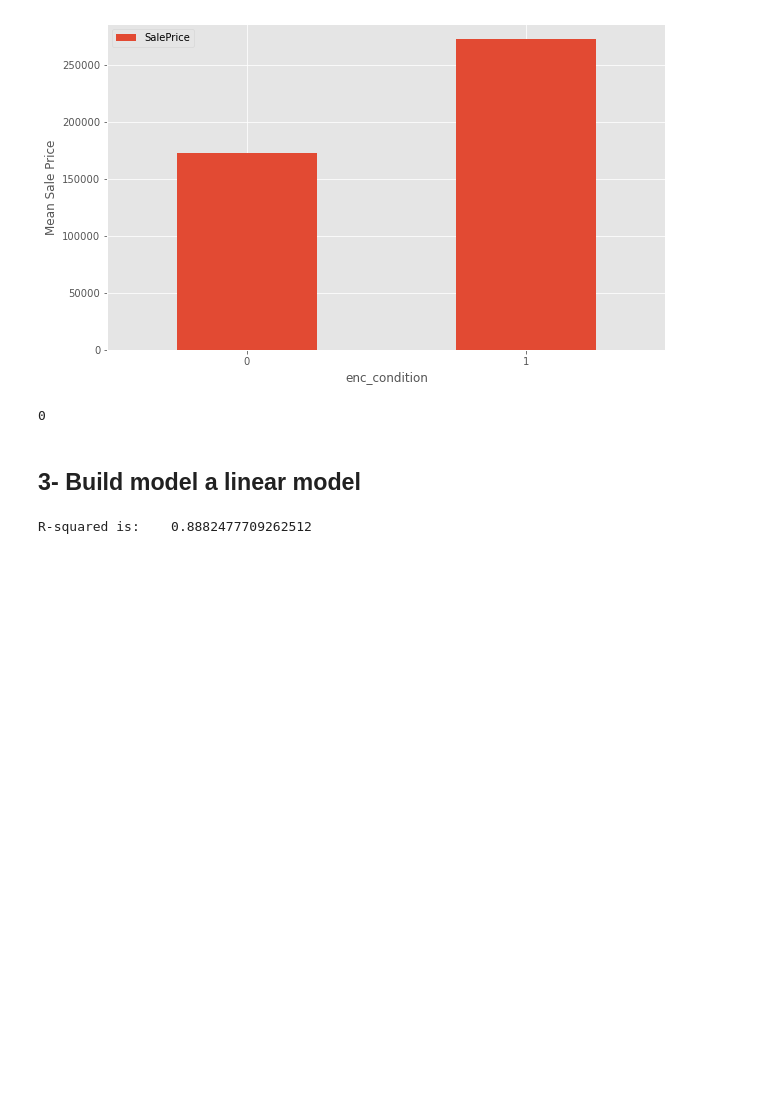
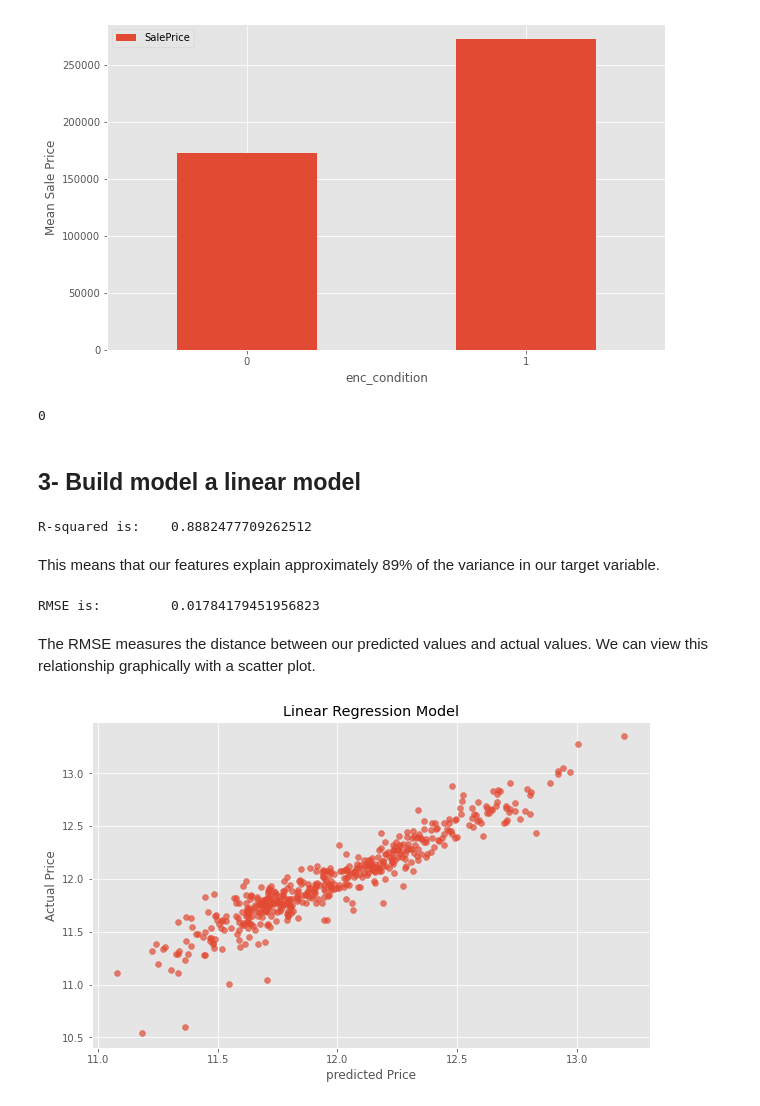
Before and after one commit to biad-iritie/House-Prices-Competition, a Jupyter notebook: index.ipynb, the cells around one changed output. Drawn from its saved outputs; the diff is of its cells as text; code cells hidden in the pictures; blank space fills up the shorter version.

Commit message:
Done with LinearRegression Model, let's impove it

```diff
--- a/index.ipynb
+++ b/index.ipynb
@@ -379,3 +378,23 @@ model = lr.fit(X_train,y_train)
 print("R-squared is: \t", model.score(X_test,y_test))
 # %% [output]
 R-squared is:    0.8882477709262512
+# %% [markdown]
+This means that our features explain approximately 89% of the variance in our target variable.
+# %%
+# Let's start theprediction
+from sklearn.metrics import mean_squared_error
+predictions = model.predict(X_test)
+print("RMSE is: \t", mean_squared_error(predictions,y_test))
+# %% [output]
+RMSE is:         0.01784179451956823
+# %% [markdown]
+The RMSE measures the distance between our predicted values and actual values. We can view this relationship graphically with a scatter plot.
+# %%
+actual_values = y_test
+plt.scatter(predictions,actual_values, alpha=.7) #alpha helps to show overlapping
+plt.xlabel("predicted Price")
+plt.ylabel("Actual Price")
+plt.title("Linear Regression Model")
+plt.show()
+# %% [output]
+[figure, added]
```
Also changed, not shown: parts of 1 cell of this notebook.
